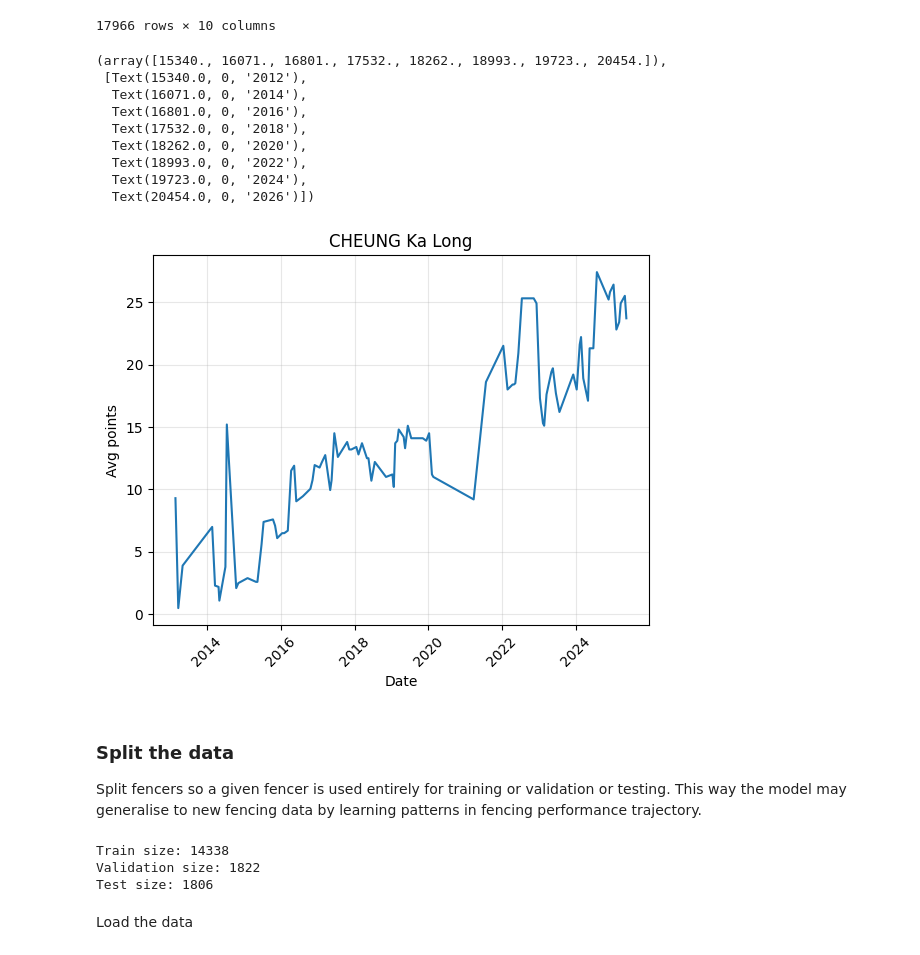
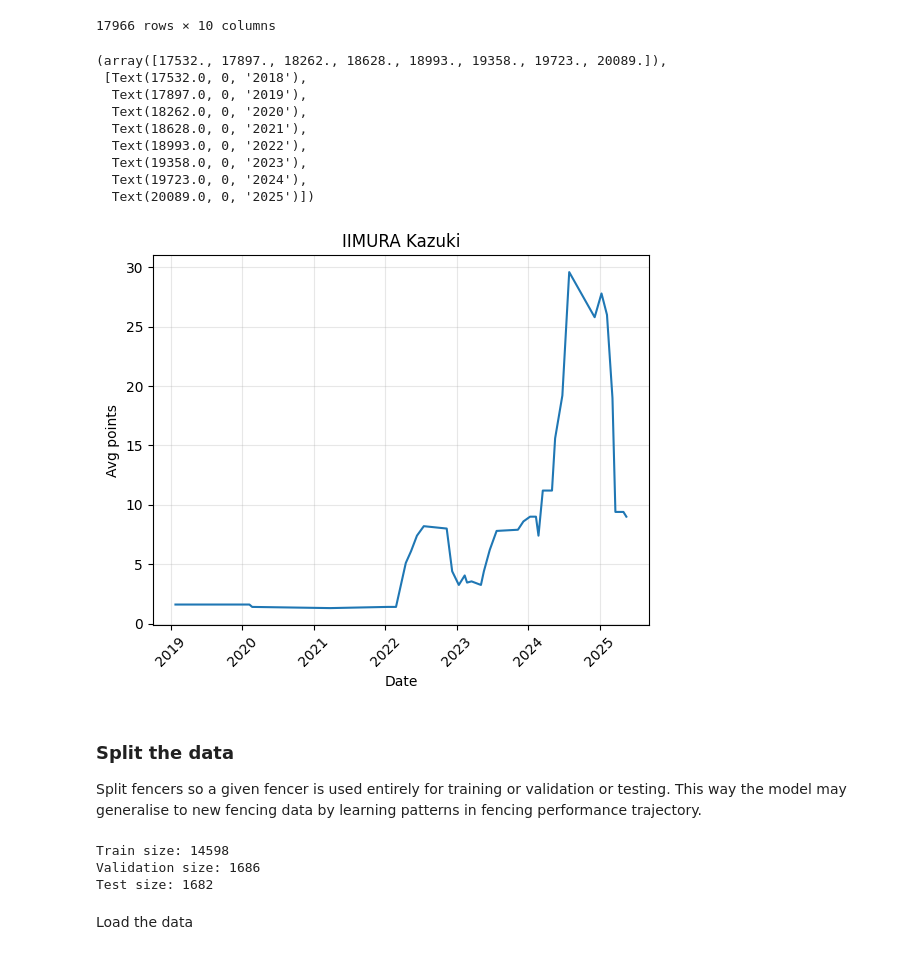
Before and after one commit to JoeL-8883/Fencing-Score-Predictor, a Jupyter notebook: predict_LSTM.ipynb, the cells around one changed output. Drawn from its saved outputs; the diff is of its cells as text; code cells hidden in the pictures.

```diff
--- a/predict_LSTM.ipynb
+++ b/predict_LSTM.ipynb
@@ -66,7 +66,10 @@ df.sort_values(by='date')
 17966 rows × 10 columns
 # %%
 '''Compute rolling averages of points earned'''
-window_size = 10
+
+df = df.sort_values(by=['fencer_name', 'date'])
+
+window_size = 5
 df['rolling_avg_points'] = df.groupby('fencer_name')['points_earned'].transform(lambda x: x.rolling(window=window_size).mean())
 
 # Fill NaN values
@@ -79,29 +82,30 @@ rolling_std = df['rolling_avg_points'].std()
 df['rolling_avg_normalised'] = (df['rolling_avg_points'] - rolling_mean) / rolling_std
 # %%
 '''Visualise data for a fencer'''
-fencer_name = 'CHEUNG Ka Long'
+fencer_name = 'IIMURA Kazuki'
 fencer_df = df[df['fencer_name'] == fencer_name]
+fencer_df.to_csv('fencing_data.csv', index=False)
 
 plt.xlabel('Date')
 plt.ylabel('Avg points')
 plt.grid(True, alpha=0.3)
 
 # Plot
 fencer_points = fencer_df['rolling_avg_points']
 plt.plot(fencer_df['date'], fencer_points)
 plt.title(fencer_name)
 plt.xticks(rotation=45)
 # %% [output]
-(array([15340., 16071., 16801., 17532., 18262., 18993., 19723., 20454.]),
- [Text(15340.0, 0, '2012'),
-  Text(16071.0, 0, '2014'),
-  Text(16801.0, 0, '2016'),
-  Text(17532.0, 0, '2018'),
+(array([17532., 17897., 18262., 18628., 18993., 19358., 19723., 20089.]),
+ [Text(17532.0, 0, '2018'),
+  Text(17897.0, 0, '2019'),
   Text(18262.0, 0, '2020'),
+  Text(18628.0, 0, '2021'),
   Text(18993.0, 0, '2022'),
+  Text(19358.0, 0, '2023'),
   Text(19723.0, 0, '2024'),
-  Text(20454.0, 0, '2026')])
+  Text(20089.0, 0, '2025')])
-[figure, old version]
+[figure, new version]
 # %%
 # Normalise and rescale other quantities
 points_mean = df['points_earned'].mean()
@@ -180,9 +184,9 @@ print(f'Train size: {len(train_df)}')
 print(f'Validation size: {len(val_df)}')
 print(f'Test size: {len(test_df)}')
 # %% [output]
-Train size: 14338
-Validation size: 1822
-Test size: 1806
+Train size: 14598
+Validation size: 1686
+Test size: 1682
 # %% [markdown]
 Load the data
 # %%
```
Also changed, not shown: parts of 10 cells of this notebook.
